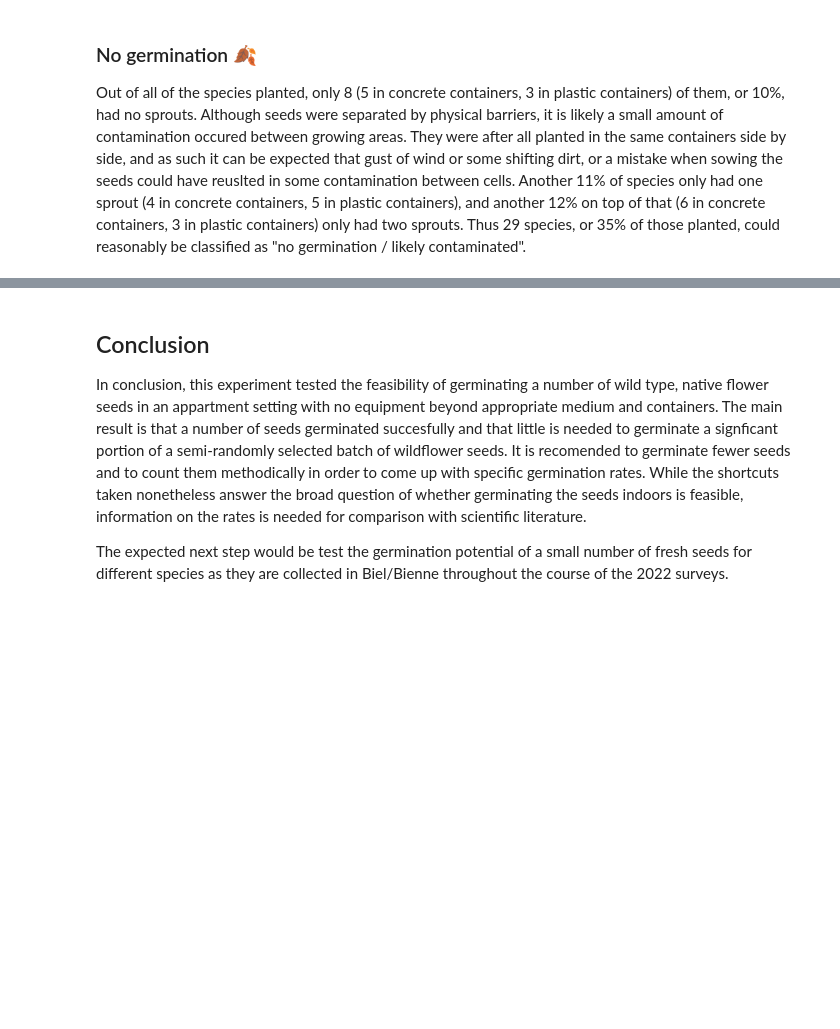
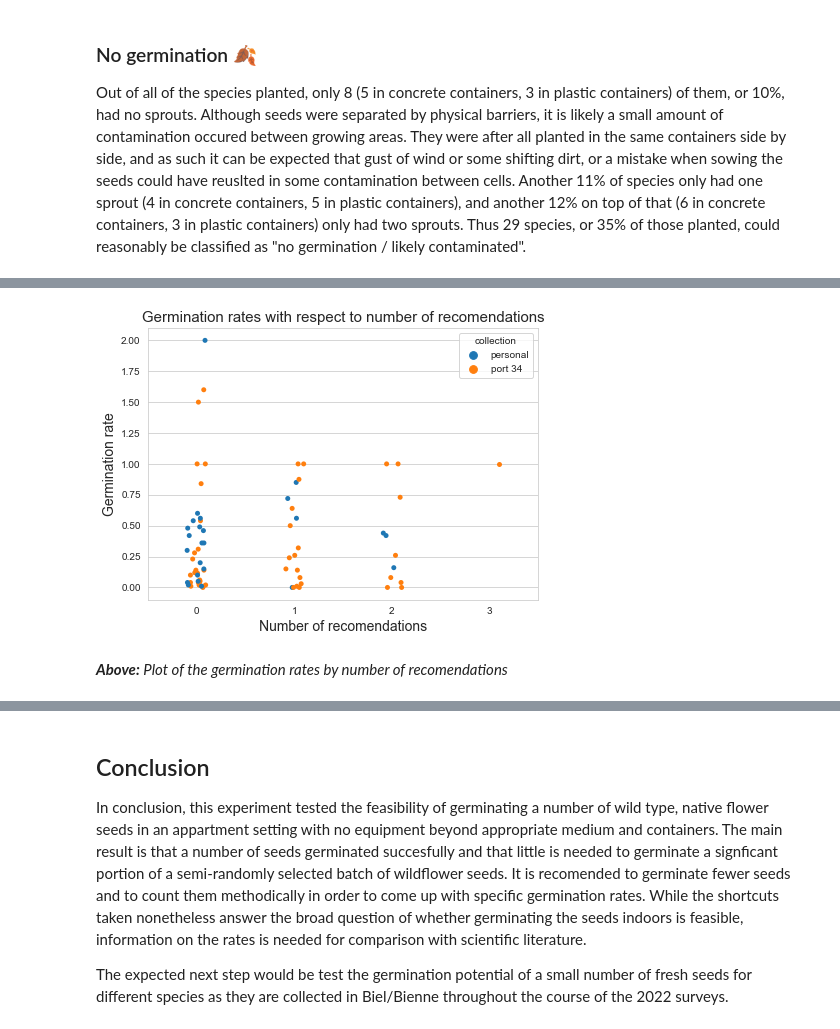
Before and after one commit to thorerismann/flora-buckets, a Jupyter notebook: docs/_sources/germination.ipynb, the cells around one changed output, grey strips where cells are left out. Saved outputs shown, nothing was run; the diff lists cells and outputs as text; code cells hidden in the pictures; blank space fills up the shorter version.

```diff
--- a/docs/_sources/germination.ipynb
+++ b/docs/_sources/germination.ipynb
@@ -214,0 +146,27 @@ plt.show()
+# %%
+## convert the csv data into useable data for graphing.
+
+## make density values
+
+# the original density values were under reported for these species - note the germination rate is above 1
+h = ['dianthus-carthusianorum', 'silene-flos-cuculi',
+       'veronica-teucrium']
+
+# assign numerical values to qualitative measurement of number of seeds planted
+n = ["full", "moderate", "small"]
+#for i,undercounted in enumerate(h):
+#    ger.loc[ger.species == undercounted, 'density'] = n[i]
+new_densities = {"full":100, "moderate":50, "small":20}
+ger["density"] = ger.density.map(lambda x: new_densities[x])
+
+
+# sprouted is the max of the weekly counts
+counts = ['2021-10-10', '2021-10-12', '2021-10-14',
+     '2021-10-16', '2021-10-18', '2021-10-20', '2021-10-22', '2021-10-24',
+     '2021-10-26', '2021-10-28', '2021-10-30', '2021-11-03', '2021-11-10',
+     '2021-11-18', '2021-11-23', '2021-11-28']
+
+ger["sprouted"] = ger[counts].max(axis=1)
+
+# the germination rate is the sprouted/density
+ger["rate"] = ger.sprouted/ger.density
@@ -436,0 +483,13 @@ a
+# %%
+fig, ax = plt.subplots(figsize=(7,5))
+
+sns.stripplot(data=experts_display, x = "exp_score", y="rate", hue="collection",ax=ax)
+ax.set_ylabel("Germination rate", fontsize=14)
+ax.set_xlabel("Number of recomendations", fontsize=14)
+ax.set_title("Germination rates with respect to number of recomendations", fontsize = 15)
+
+plt.show()
+# %% [output]
+[figure, added]
+# %% [markdown]
+*__Above:__ Plot of the germination rates by number of recomendations*
```
Also changed, not shown: parts of 36 cells of this notebook, 8 other files.
